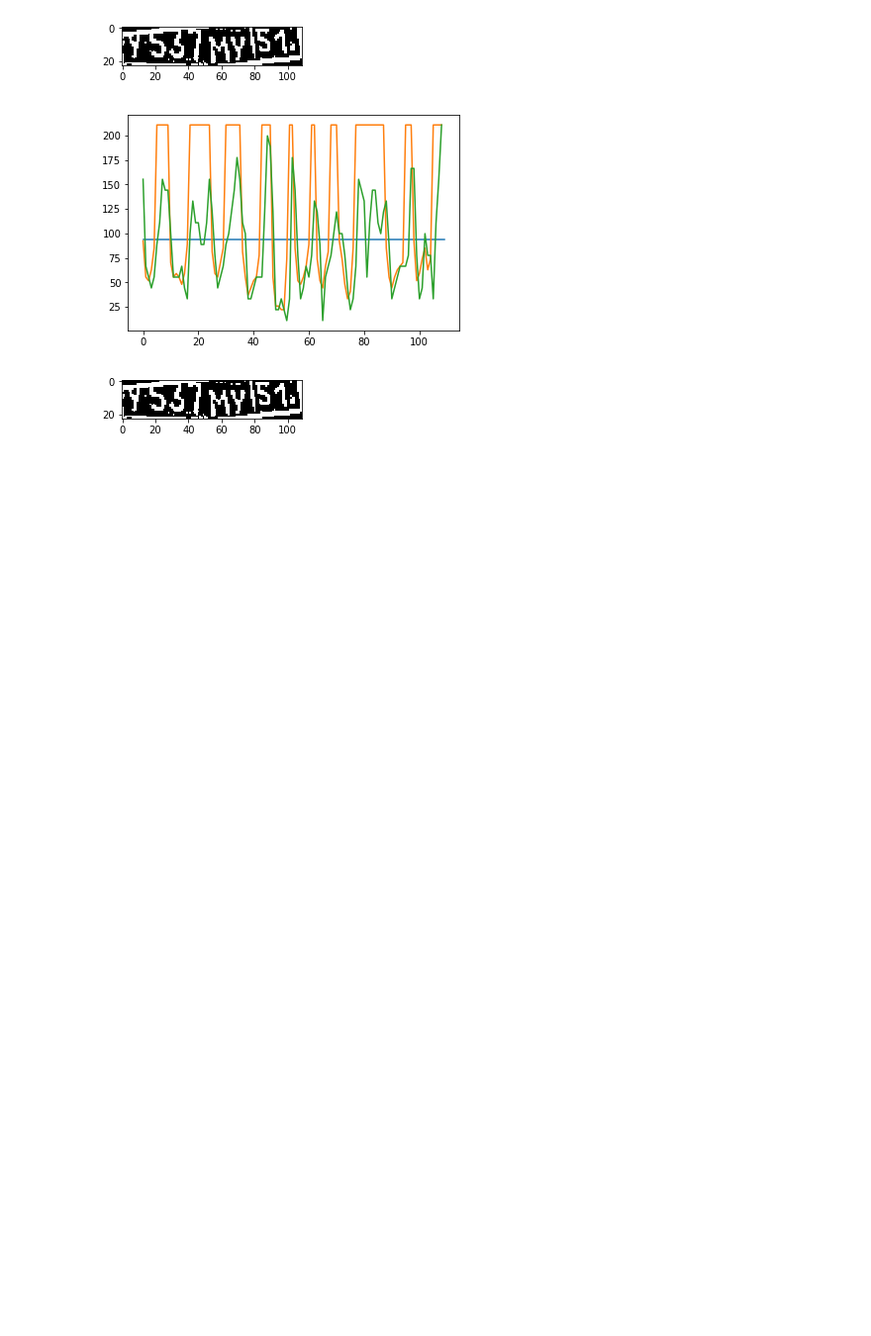
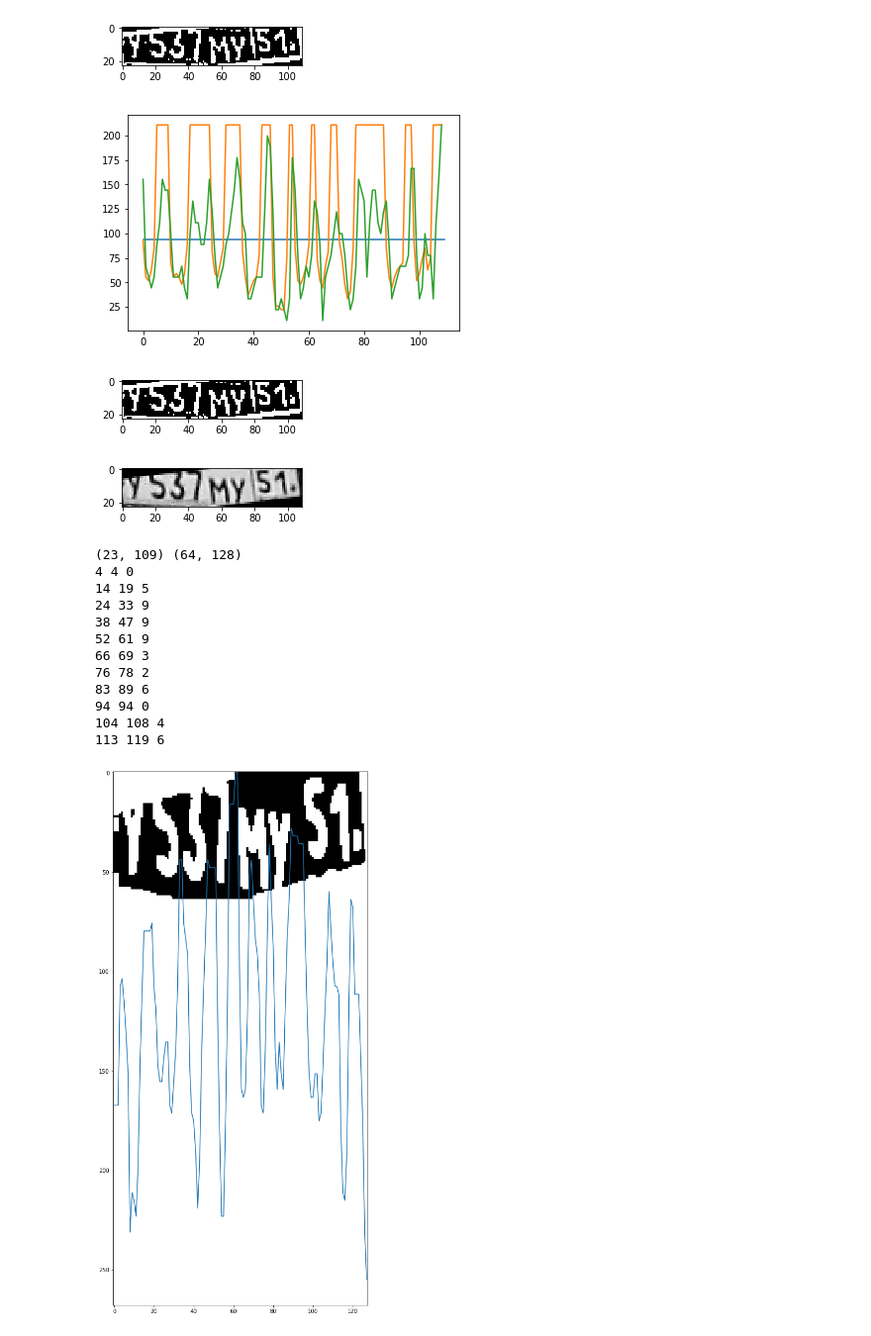
Before and after one commit to BEugen/Rslp, a Jupyter notebook: FullOcrLp/detect.ipynb, the cells around one changed output. Shown at 99% size. Drawn from its saved outputs; the diff is of its cells as text; code cells hidden in the pictures; blank space fills up the shorter version.

Commit message:
Add split chars

```diff
--- a/FullOcrLp/detect.ipynb
+++ b/FullOcrLp/detect.ipynb
@@ -357,3 +357,57 @@ plot_images([image], True)
 # %% [output]
 [figure]
 [figure]
+# %%
+def get_split_mask(image, char_size_min=8, char_size=10):
+    img = cv2.resize(image, (128, 64))
+    print(image.shape, img.shape)
+    mask_index_split = []
+    koeff = image.shape[1]/img.shape[1]
+    kernel = np.ones((2, 2), np.uint8)
+    img = cv2.erode(img, kernel, iterations=2)
+    ret, img = cv2.threshold(img, 50, 255, 1)
+    mean_imgs = np.mean(img, axis=0)
+    fig = plt.figure(figsize=(15,18))
+    imgplot = plt.imshow(img, cmap='gray')
+    plt.plot(mean_imgs)
+    i = 0
+    fi = int(char_size/2)
+    index = np.where(mean_imgs[i:i+fi] == np.min(mean_imgs[i:i+fi]))
+    i = np.min(index)
+    mask_index_split.append(i)
+    while (i+char_size) < len(mean_imgs):
+        index = np.where(mean_imgs[i:i+char_size] == np.min(mean_imgs[i:i+char_size]))
+        n = np.min(index)+i
+        print(i, n, n-i)
+        if len(mask_index_split) and (n - mask_index_split[len(mask_index_split)-1]) <= char_size_min:
+            i += char_size
+        else:
+            mask_index_split.append(n)
+            i = n + int(char_size/2)
+    images = []
+    image = cv2.resize(image, (image.shape[1], img.shape[0]))
+    for i in range(1, len(mask_index_split)):
+        images.append(img[:, mask_index_split[i-1]: mask_index_split[i]])
+    return images
+# %%
+plot_images(imgs, True)
+images = get_split_mask(imgs[0])
+kernel = np.ones((3, 2), np.uint8)
+#for i in range(0, len(images)):
+#    images[i] = cv2.erode(images[i], kernel, iterations=2)
+plot_images(images, True)
+# %% [output]
+[figure, added]
+(23, 109) (64, 128)
+4 4 0
+14 19 5
+24 33 9
+38 47 9
+52 61 9
+66 69 3
+76 78 2
+83 89 6
+94 94 0
+104 108 4
+113 119 6
+[figure, added]
```
Also changed, not shown: parts of 8 cells of this notebook, 1 other file.
